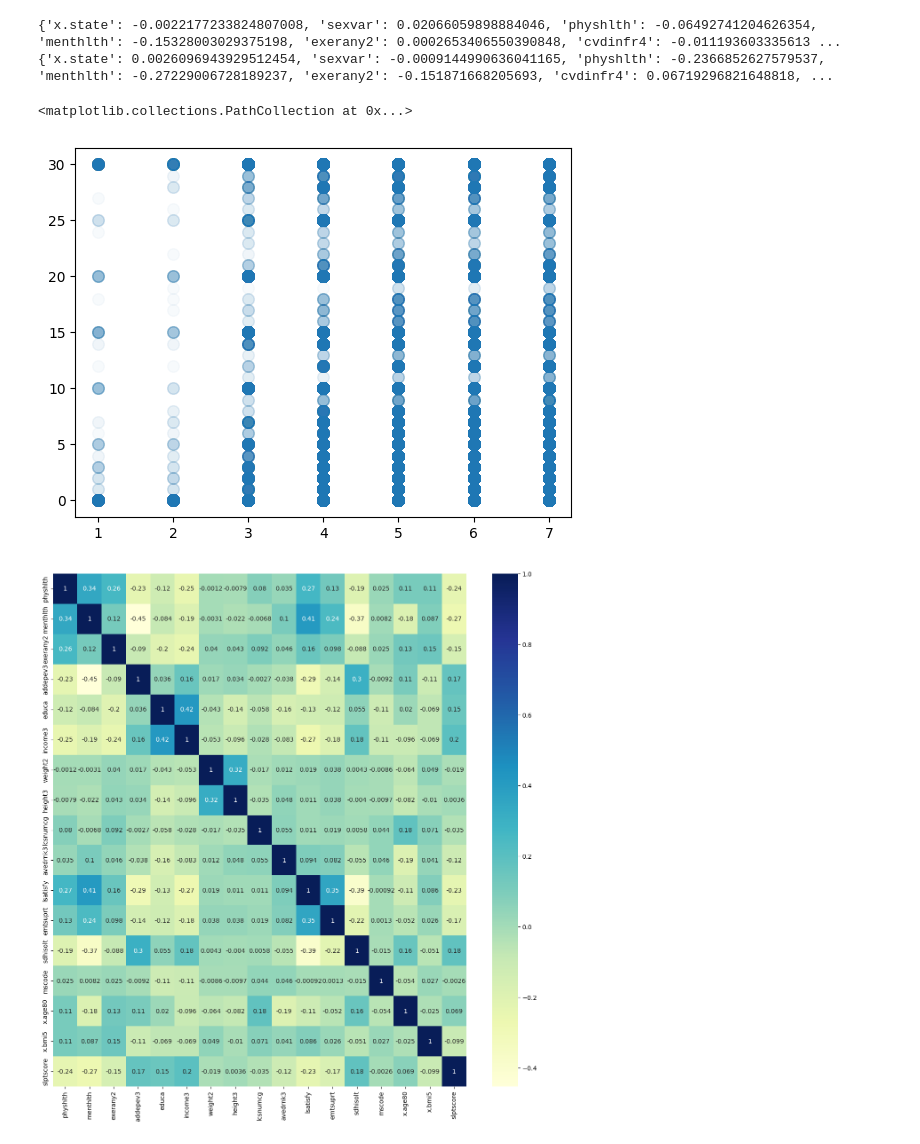
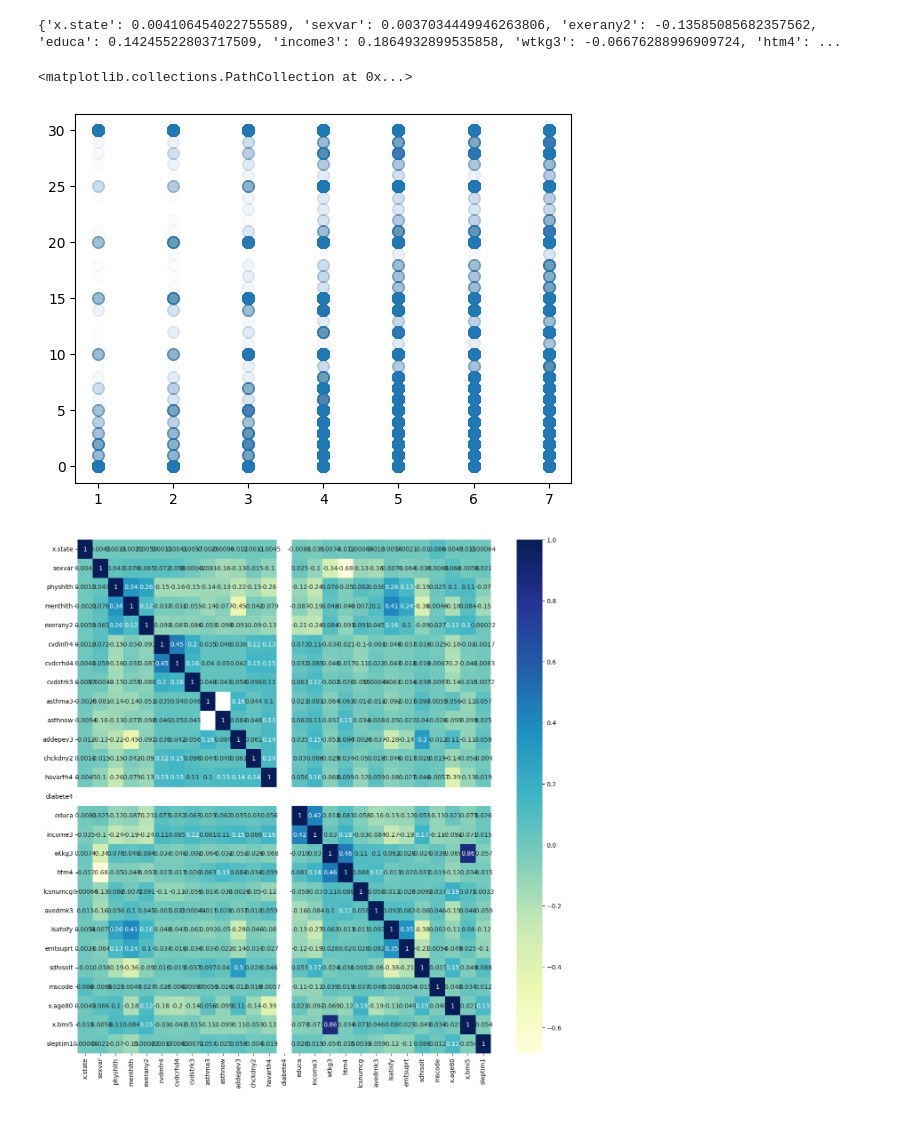
Before and after one commit to hm85451/cmpe255_project, a Jupyter notebook: project.ipynb, the cells around one changed output. Saved outputs shown, nothing was run; the diff lists cells and outputs as text; code cells hidden in the pictures.

```diff
--- a/project.ipynb
+++ b/project.ipynb
@@ -304,8 +371,8 @@ c7= df[df['sleptim1']==7]
 c8= df[df['sleptim1']==8]
 c_min = df[(df.sleptim1!=8) & (df.sleptim1!=7) & (df.sleptim1!=6)]
 df_6 = c6.sample(35000)
-df_7 = c7.sample(35000)
-df_8 = c8.sample(35000)
+df_7 = c7.sample(60000)
+df_8 = c8.sample(60000)
 undersampled_df = pd.concat([df_6,df_7,df_8, c_min],axis=0)
 # %%
 bin_range = (1,12)
@@ -334,52 +405,67 @@ sleptim1
 Name: count, dtype: int64
 # %%
 #cols = ['physhlth', 'menthlth', 'exerany2', 'educa', 'income3', 'weight2', 'height3', 'lcsnumcg', 'avedrnk3', 'lsatisfy', 'mscode', 'x.age80', 'x.bmi5', 'sleptim1']
-correlation_coefficients = {}
-for col in cols:
-    correlation_coefficients[col] = undersampled_df[col].corr(undersampled_df['sleptim1'])
+# correlation_coefficients = {}
+# for col in cols:
+#     correlation_coefficients[col] = undersampled_df[col].corr(undersampled_df['sleptim1'])
 
-print(correlation_coefficients)
+# print(correlation_coefficients)
 
 correlation_coefficients = {}
 for col in cols:
     correlation_coefficients[col] = undersampled_df[col].corr(undersampled_df['slptscore'])
-
 print(correlation_coefficients)
 
-correlation_coefficients = {}
+# correlation_coefficients = {}
+# for col in cols:
+#     correlation_coefficients[col] = undersampled_df[col].corr(undersampled_df['overslpt'])
+# print(correlation_coefficients)
+
+# correlation_coefficients = {}
+# for col in cols:
+#     correlation_coefficients[col] = undersampled_df[col].corr(undersampled_df['underslpt'])
+# print(correlation_coefficients)
 # %% [output]
-{'x.state': -0.0022177233824807008, 'sexvar': 0.02066059898884046, 'physhlth': -0.06492741204626354, 'menthlth': -0.15328003029375198, 'exerany2': 0.0002653406550390848, 'cvdinfr4': -0.011193603335613 ...
-{'x.state': 0.0026096943929512454, 'sexvar': -0.0009144990636041165, 'physhlth': -0.2366852627579537, 'menthlth': -0.27229006728189237, 'exerany2': -0.151871668205693, 'cvdinfr4': 0.06719296821648818, ...
+{'x.state': 0.004106454022755589, 'sexvar': 0.0037034449946263806, 'exerany2': -0.13585085682357562, 'educa': 0.14245522803717509, 'income3': 0.1864932899535858, 'wtkg3': -0.06676288996909724, 'htm4': ...
 # %%
 # ax = undersampled_df.plot.hist(column = ['sleptim1'], by =["income3"], figsize=(10,30), bins =12, range=bin_range)
-plt.scatter(undersampled_df['slptscore'], undersampled_df['menthlth'], s=70, alpha=0.03)
+plt.scatter(undersampled_df['slptscore'], undersampled_df['menthlth'], s=70, alpha=0.01)
 # %% [output]
 <matplotlib.collections.PathCollection at 0x...>
-[figure, old version]
+[figure, new version]
 # %%
-cols = [
+cols = ['x.state', #state
+        'sexvar', #sex
         'physhlth', # number of days physical health is not good(per month)
         'menthlth', # number of days mental health is not good(per month)
         'exerany2', # Exercise in Past 30 Days
+        'cvdinfr4', # Ever Diagnosed with Heart Attack
+        'cvdcrhd4', #Ever Diagnosed with Angina or Coronary Heart Disease
+        'cvdstrk3', #Ever Diagnosed with a Stroke
+        'asthma3', #Ever Told Had Asthma
+        'asthnow', #Still Have Asthma
         'addepev3', #(Ever told) you had a depressive disorder
+        'chckdny2', #Ever told you have kidney disease?
+        'havarth4', #Told Had Arthritis
+        'diabete4', #(Ever told) you had diabetes
         'educa', # eudcation level
         'income3', # income level
-        'weight2', # reported weight in pounds
-        'height3', # reported height in feet and inches
+        'wtkg3', # reported weight in kg
+        'htm4', # reported height in meter
         'lcsnumcg', # how many cigarettes do you smoke each day?
         'avedrnk3', # Avg alcoholic drinks per day in past 30
         'lsatisfy', # satisfaction with life
         'emtsuprt', # How often get emotional support needed
         'sdhisolt', #How often do you feel socially isolated from others?
         'mscode', # Metropolitan Status Code
         'x.age80', # Imputed Age value collapsed above 80
         'x.bmi5', # Computed body mass index
-        'slptscore'# sleep time
+        'sleptim1'# sleep time
        ]
 
 plt.figure(figsize=(15, 15))
 
 data_correl = undersampled_df[cols]
 dataplot = sb.heatmap(data_correl.corr(), cmap="YlGnBu", annot=True)
 # %% [output]
-[figure, old version]
+[figure, new version]
```
Also changed, not shown: parts of 9 cells of this notebook.
